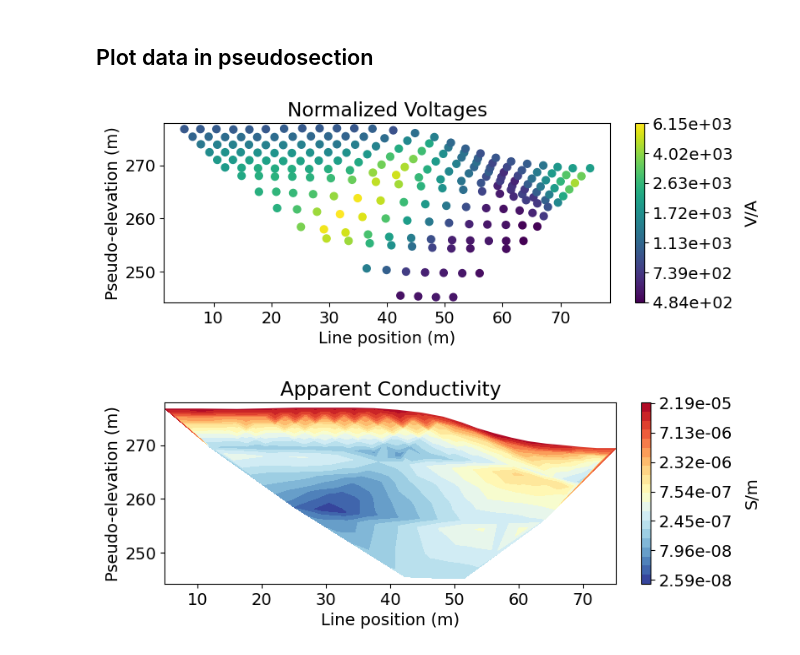
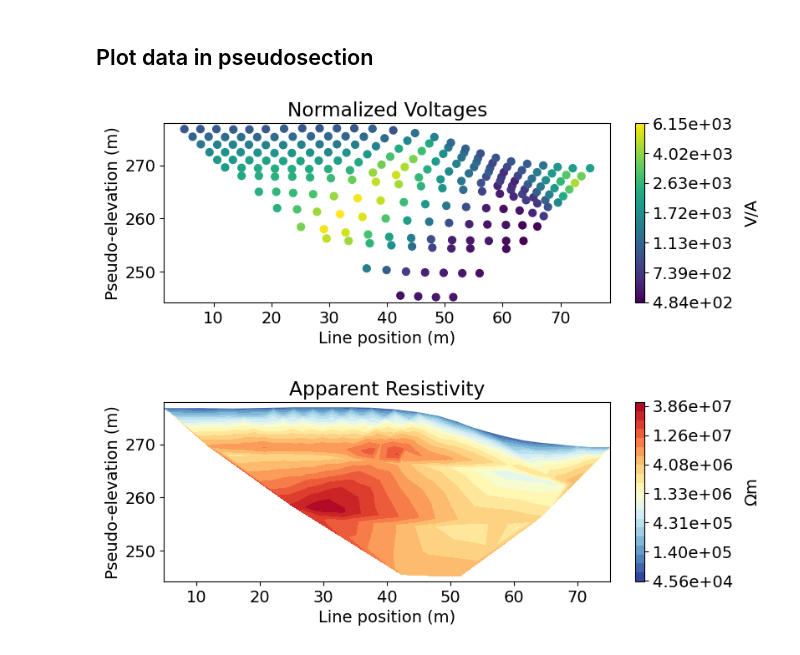
Before and after one commit to rbcmendoza/eosc-556b-project, a Jupyter notebook: phase1.ipynb, the cells around one changed output. Cells and saved outputs as stored; diff of their text form; code cells hidden in the pictures.

Commit message:
Modified phase 1 notebook to plot apparent resistivity.

```diff
--- a/phase1.ipynb
+++ b/phase1.ipynb
@@ -458,35 +458,36 @@ MAX ABSOLUTE ERROR = 0.0
 fig = plt.figure(figsize=(8, 2.75))
 ax1 = fig.add_axes([0.1, 0.15, 0.75, 0.78])
 plot_pseudosection(
     survey,
-    dobs=np.abs(dpred_con),
+    dobs=np.abs(dpred_res),
     plot_type="scatter",
     ax=ax1,
     scale="log",
     cbar_label="V/A",
     scatter_opts={"cmap": mpl.cm.viridis},
 )
 ax1.set_title("Normalized Voltages")
 plt.show()
 
 # Get apparent conductivities from volts and survey geometry
 apparent_conductivities = 1 / apparent_resistivity_from_voltage(survey, dpred_con)
+apparent_resistivities = apparent_resistivity_from_voltage(survey,dpred_res)
 
 # Plot apparent conductivity pseudo-section
 fig = plt.figure(figsize=(8, 2.75))
 ax1 = fig.add_axes([0.1, 0.15, 0.75, 0.78])
 plot_pseudosection(
     survey,
-    dobs=apparent_conductivities,
+    dobs=apparent_resistivities,
     plot_type="contourf",
     ax=ax1,
     scale="log",
-    cbar_label="S/m",
+    cbar_label="$\Omega$m",
     mask_topography=True,
     contourf_opts={"levels": 20, "cmap": mpl.cm.RdYlBu_r},
 )
-ax1.set_title("Apparent Conductivity")
+ax1.set_title("Apparent Resistivity")
 plt.show()
 # %% [output]
 [figure]
-[figure, old version]
+[figure, new version]
```
Also changed, not shown: parts of 1 cell of this notebook.
